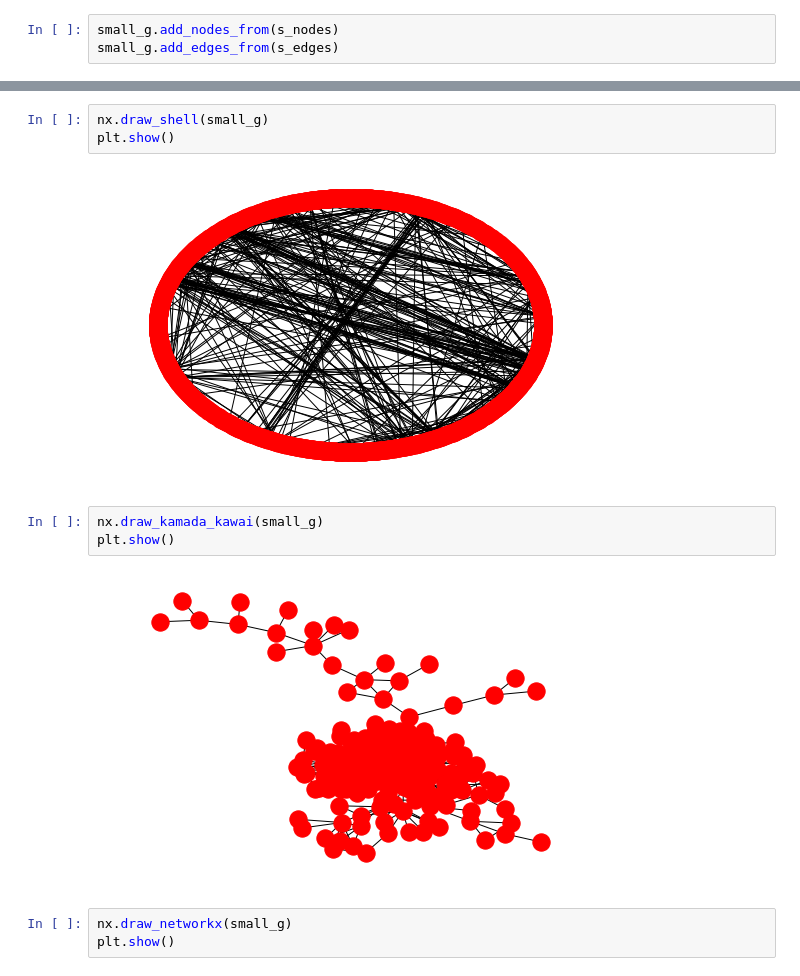
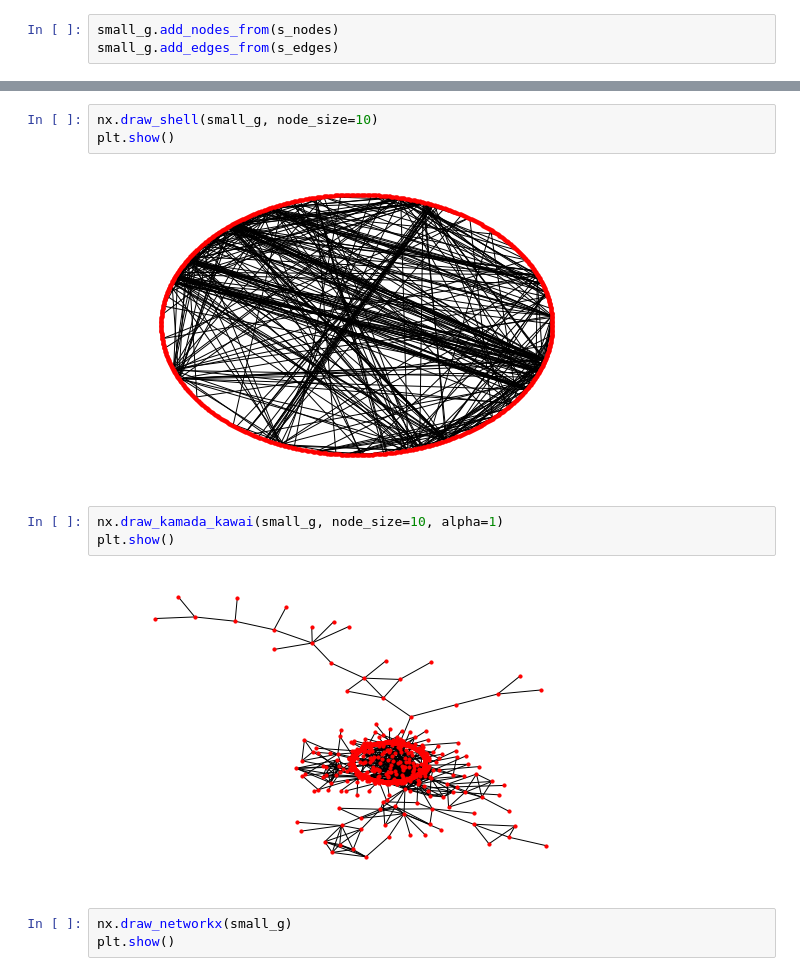
Before and after one commit to pmrukot/data-visualization, a Jupyter notebook: subreddits/networkx.ipynb, the cells around one changed output, grey strips where cells are left out. Cells and saved outputs as stored; diff of their text form.

```diff
--- a/subreddits/networkx.ipynb
+++ b/subreddits/networkx.ipynb
@@ -73,13 +74,13 @@ plt.show()
 # %%
-nx.draw_shell(small_g)
+nx.draw_shell(small_g, node_size=10)
 plt.show()
 # %% [output]
-[figure, old version]
+[figure, new version]
 # %%
-nx.draw_kamada_kawai(small_g)
+nx.draw_kamada_kawai(small_g, node_size=10, alpha=1)
 plt.show()
 # %% [output]
-[figure, old version]
+[figure, new version]
 # %%
 nx.draw_networkx(small_g)
 plt.show()
```
Also changed, not shown: parts of 4 cells of this notebook.
